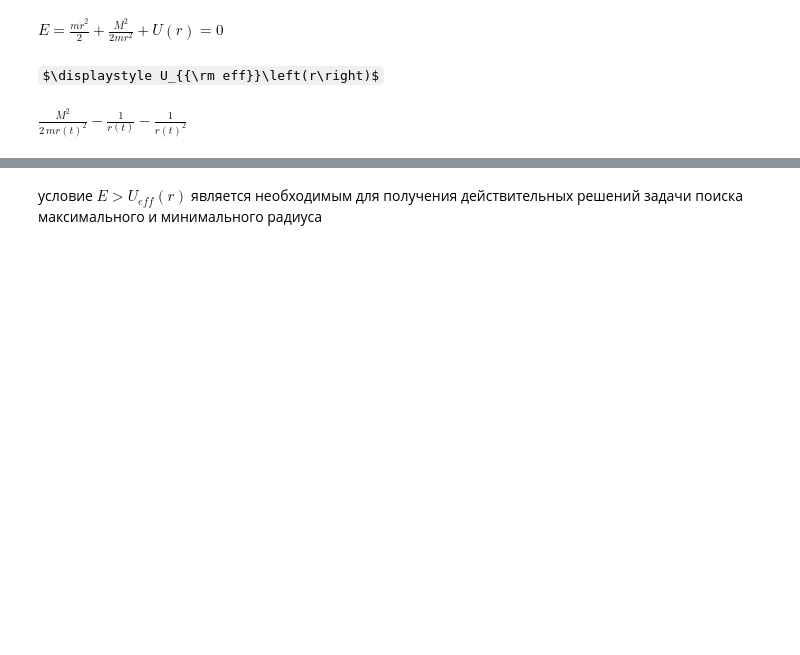
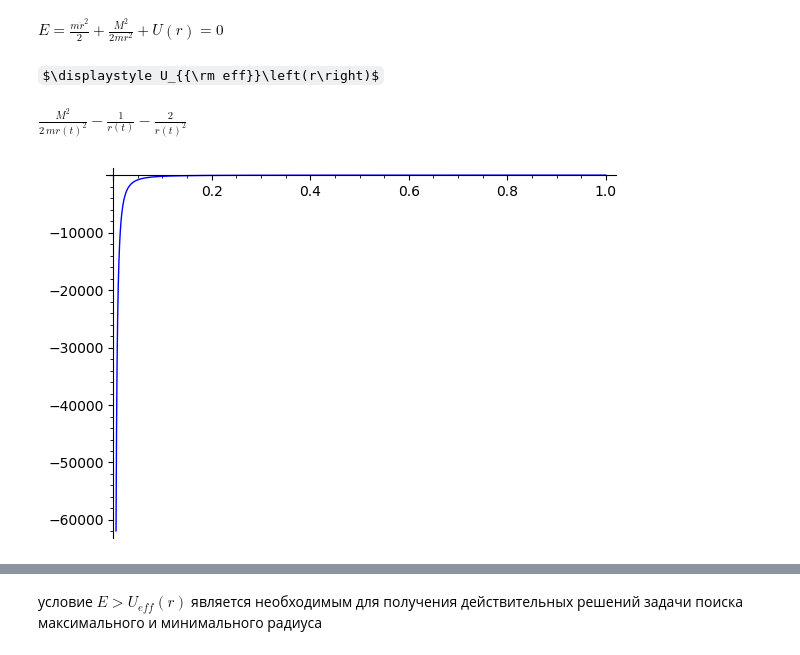
Before and after one commit to daju1/study, a Jupyter notebook: classical_mechanics/SR12/kepler-like-task.ipynb, the cells around one changed output, grey strips where cells are left out. Cells and saved outputs as stored; diff of their text form; code cells hidden in the pictures; some formulas as TeX source; blank space fills up the shorter version.

```diff
--- a/classical_mechanics/SR12/kepler-like-task.ipynb
+++ b/classical_mechanics/SR12/kepler-like-task.ipynb
@@ -25,13 +25,23 @@ def displ(tex):
 # %%
 t = var("t")
 R = var("r")
+assume(R, "real")
+assume(R>0)
+
 r = function("r")(t)
 M = var("M")
+assume(M, "real")
+
 E = var("E")
 
 m = var("m")
+assume(m, "real")
+assume(m>0)
 
-U = -1/r - 1/r^2
+phi = var("phi")
+assume(phi, "real")
+
+U = -1/r - 2/r^2
 
 u_eff = function("U_eff")(R)
 disp(u_eff)
@@ -40,4 +50,4 @@ U_eff = M^2/(2*m*r^2) + U
 disp(U_eff)
 # %% [output]
 $\displaystyle U_{{\rm eff}}\left(r\right)$
-$\displaystyle \frac{M^{2}}{2 \, m r\left(t\right)^{2}} - \frac{1}{r\left(t\right)} - \frac{1}{r\left(t\right)^{2}}$
+$\displaystyle \frac{M^{2}}{2 \, m r\left(t\right)^{2}} - \frac{1}{r\left(t\right)} - \frac{2}{r\left(t\right)^{2}}$
@@ -43,0 +60,4 @@ $\displaystyle \frac{M^{2}}{2 \, m r\left(t\right)^{2}} - \frac{1}{r\left(t\righ
+# %%
+plot(U.subs(r == R), R, 0, 1)
+# %% [output]
+[figure, added]
```
Also changed, not shown: parts of 39 cells of this notebook, 2 other files.
